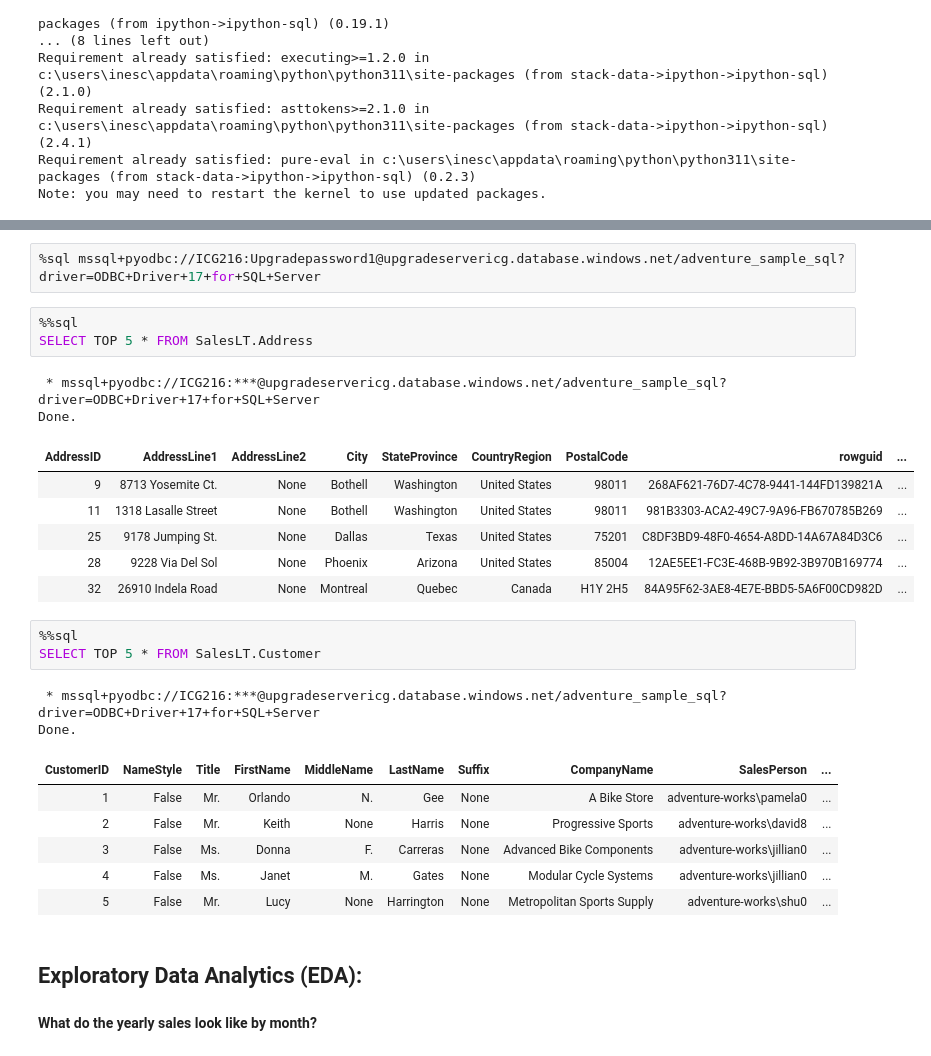
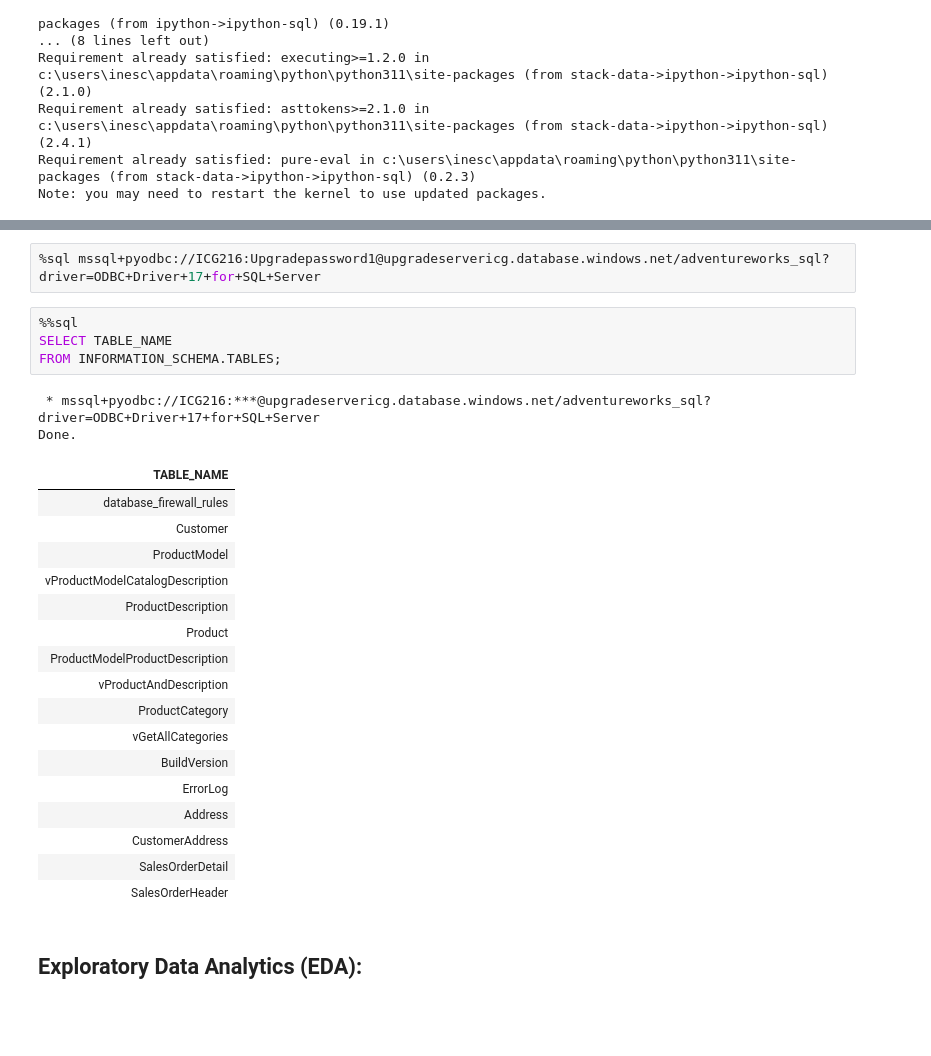
Before and after one commit to ICG216/AdventureWorks_SQL, a Jupyter notebook: AdventureWorks_EDA_01.ipynb, the cells around one changed output, grey strips where cells are left out. Drawn from its saved outputs; the diff is of its cells as text; blank space fills up the shorter version.

```diff
--- a/AdventureWorks_EDA_01.ipynb
+++ b/AdventureWorks_EDA_01.ipynb
@@ -30,30 +27,28 @@ The sql extension is already loaded. To reload it, use:
 # %%
-%sql mssql+pyodbc://ICG216:Upgradepassword1@upgradeservericg.database.windows.net/adventure_sample_sql?driver=ODBC+Driver+17+for+SQL+Server
+%sql mssql+pyodbc://ICG216:Upgradepassword1@upgradeservericg.database.windows.net/adventureworks_sql?driver=ODBC+Driver+17+for+SQL+Server
 # %%
 %%sql
-SELECT TOP 5 * FROM SalesLT.Address
+SELECT TABLE_NAME
+FROM INFORMATION_SCHEMA.TABLES;
 # %% [output]
- * mssql+pyodbc://ICG216:***@upgradeservericg.database.windows.net/adventure_sample_sql?driver=ODBC+Driver+17+for+SQL+Server
+ * mssql+pyodbc://ICG216:***@upgradeservericg.database.windows.net/adventureworks_sql?driver=ODBC+Driver+17+for+SQL+Server
 Done.
-| AddressID | AddressLine1 | AddressLine2 | City | StateProvince | CountryRegion | PostalCode | rowguid | ... |
-| 9 | 8713 Yosemite Ct. | None | Bothell | Washington | United States | 98011 | 268AF621-76D7-4C78-9441-144FD139821A | ... |
-| 11 | 1318 Lasalle Street | None | Bothell | Washington | United States | 98011 | 981B3303-ACA2-49C7-9A96-FB670785B269 | ... |
-| 25 | 9178 Jumping St. | None | Dallas | Texas | United States | 75201 | C8DF3BD9-48F0-4654-A8DD-14A67A84D3C6 | ... |
-| 28 | 9228 Via Del Sol | None | Phoenix | Arizona | United States | 85004 | 12AE5EE1-FC3E-468B-9B92-3B970B169774 | ... |
-| 32 | 26910 Indela Road | None | Montreal | Quebec | Canada | H1Y 2H5 | 84A95F62-3AE8-4E7E-BBD5-5A6F00CD982D | ... |
+| TABLE_NAME |
+| database_firewall_rules |
+| Customer |
+| ProductModel |
+| vProductModelCatalogDescription |
+| ProductDescription |
+| Product |
+| ProductModelProductDescription |
+| vProductAndDescription |
+| ProductCategory |
+| vGetAllCategories |
+| BuildVersion |
+| ErrorLog |
+| Address |
+| CustomerAddress |
+| SalesOrderDetail |
+| SalesOrderHeader |
-# %%
-%%sql
-SELECT TOP 5 * FROM SalesLT.Customer
-# %% [output]
- * mssql+pyodbc://ICG216:***@upgradeservericg.database.windows.net/adventure_sample_sql?driver=ODBC+Driver+17+for+SQL+Server
-Done.
-| CustomerID | NameStyle | Title | FirstName | MiddleName | LastName | Suffix | CompanyName | SalesPerson | ... |
-| 1 | False | Mr. | Orlando | N. | Gee | None | A Bike Store | adventure-works\pamela0 | ... |
-| 2 | False | Mr. | Keith | None | Harris | None | Progressive Sports | adventure-works\david8 | ... |
-| 3 | False | Ms. | Donna | F. | Carreras | None | Advanced Bike Components | adventure-works\jillian0 | ... |
-| 4 | False | Ms. | Janet | M. | Gates | None | Modular Cycle Systems | adventure-works\jillian0 | ... |
-| 5 | False | Mr. | Lucy | None | Harrington | None | Metropolitan Sports Supply | adventure-works\shu0 | ... |
 # %% [markdown]
 ## Exploratory Data Analytics (EDA):
-# %% [markdown]
-**What do the yearly sales look like by month?**
```
Also changed, not shown: parts of 18 cells of this notebook.
